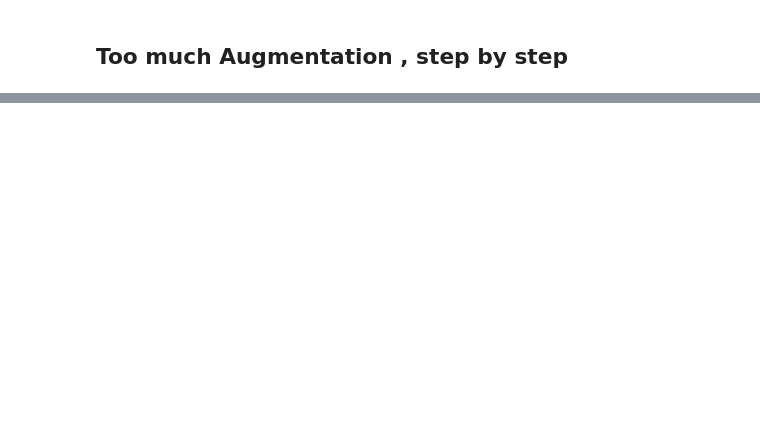
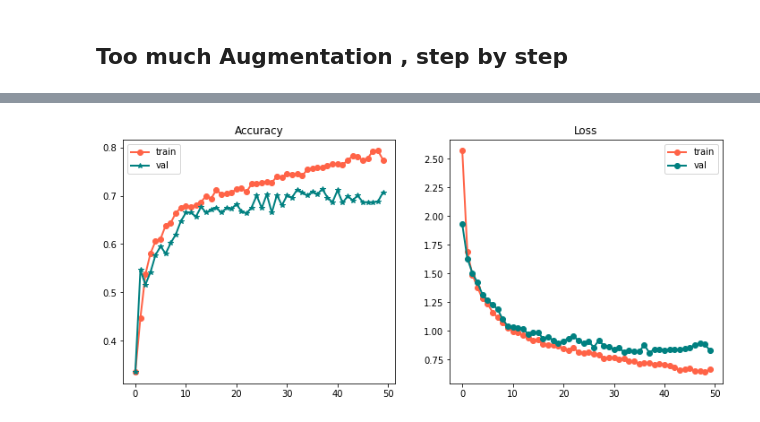
Before and after one commit to risavh/tensorflow_cert, a Jupyter notebook: basic/MultiClass_Flowers.ipynb, the cells around one changed output, grey strips where cells are left out. Drawn from its saved outputs; the diff is of its cells as text; code cells hidden in the pictures; blank space fills up the shorter version.

```diff
--- a/basic/MultiClass_Flowers.ipynb
+++ b/basic/MultiClass_Flowers.ipynb
@@ -449,0 +515,26 @@ so learnings
+# %%
+num_class=len(class_names)
+model5=Sequential()
+# model5.add(tf.keras.layers.experimental.preprocessing.RandomFlip(mode="horizontal",input_shape=(img_height,img_width,3)))
+# model5.add(tf.keras.layers.experimental.preprocessing.RandomZoom(height_factor=(0.2, 0.3),width_factor=(0.2, 0.3),fill_mode='nearest'))
+# model5.add(tf.keras.layers.experimental.preprocessing.RandomRotation(factor=(-0.2, 0.3)))
+# model5.add(tf.keras.layers.experimental.preprocessing.RandomTranslation(height_factor=(0.2, 0.3),width_factor=(0.2, 0.3),fill_mode='nearest'))
+model5.add(data_aug)
+model5.add(tf.keras.layers.experimental.preprocessing.Rescaling(scale=1./255) )
+model5.add(Conv2D(16,(3,3),activation='relu',kernel_regularizer=tf.keras.regularizers.l2(0.01)))
+model5.add(MaxPool2D(2,2))
+model5.add(Dropout(0.2))
+
+model5.add(Conv2D(32,(3,3),activation='relu',kernel_regularizer=tf.keras.regularizers.l2(0.01)))
+model5.add(MaxPool2D(2,2))
+model5.add(Dropout(0.2))
+
+model5.add(Conv2D(64,(3,3),activation='relu',kernel_regularizer=tf.keras.regularizers.l2(0.01)))
+model5.add(MaxPool2D(2,2))
+model5.add(Dropout(0.2))
+model5.add(Flatten())
+model5.add(Dense(512,activation='relu'))
+model5.add(Dense(num_class))
+model5.summary()
+model5.compile(optimizer='adam',loss=tf.keras.losses.SparseCategoricalCrossentropy(from_logits=True),metrics=['acc'])
+history=model5.fit(train_ds,validation_data=valid_ds,epochs=50)
@@ -449,0 +559,17 @@ so learnings
+# %%
+fig,ax=plt.subplots(1,2,figsize=(12,5))
+epochs=range(len(history.history['acc']))
+
+ax[0].plot(epochs,history.history['acc'],label='train',lw=2,marker='o',color='tomato')
+ax[0].plot(epochs,history.history['val_acc'],label='val',lw=2,marker='*',color='teal')
+ax[0].set_title('Accuracy')
+ax[0].legend()
+
+
+ax[1].plot(epochs,history.history['loss'],label='train',lw=2,marker='o',color='tomato')
+ax[1].plot(epochs,history.history['val_loss'],label='val',lw=2,marker='o',color='teal')
+ax[1].set_title('Loss')
+ax[1].legend()
+plt.show()
+# %% [output]
+[figure, added]
```
Also changed, not shown: parts of 34 cells of this notebook.
